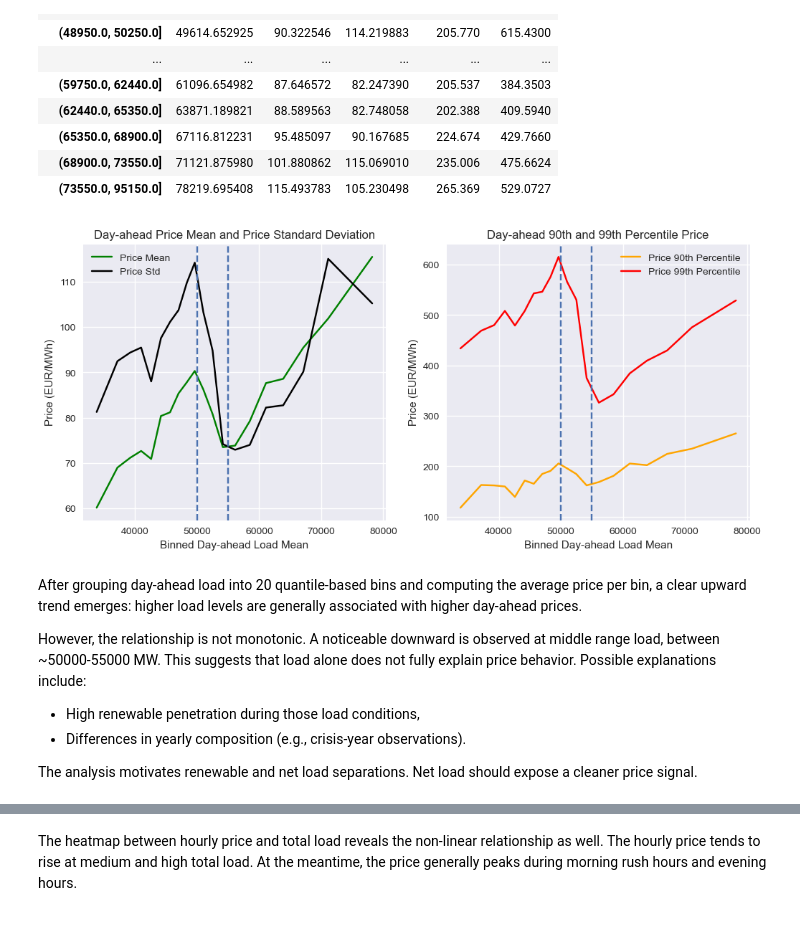
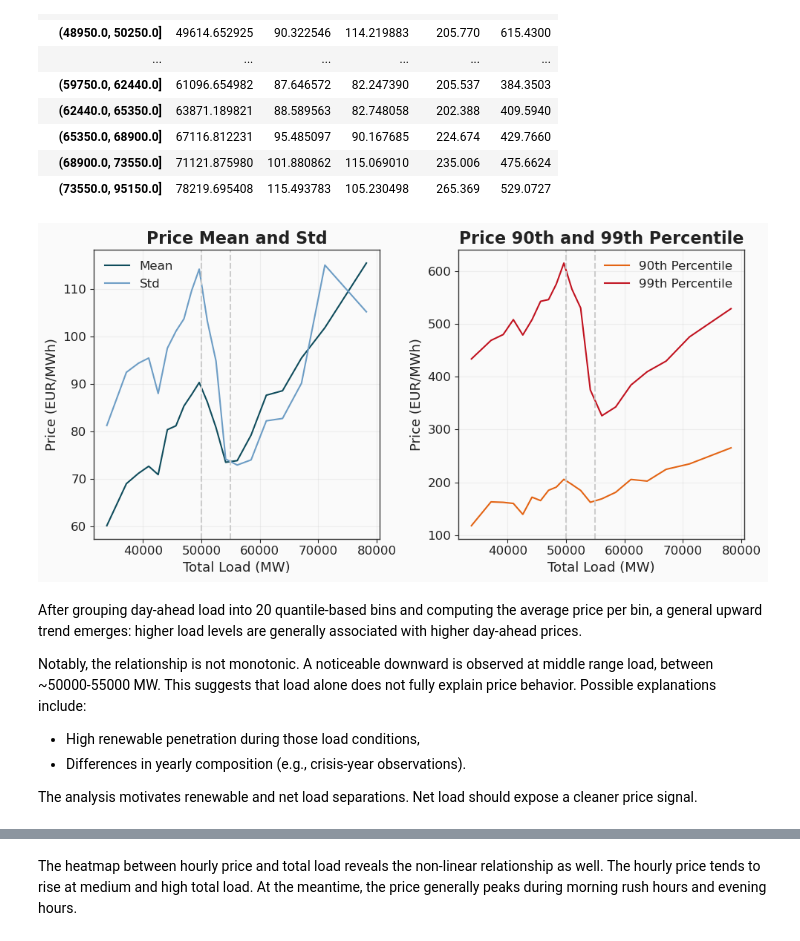
Before and after one commit to LisaBianConti/electricity-price-forecasting, a Jupyter notebook: notebooks/03_eda_drivers.ipynb, the cells around one changed output, grey strips where cells are left out. Cells and saved outputs as stored; diff of their text form; code cells hidden in the pictures.

```diff
--- a/notebooks/03_eda_drivers.ipynb
+++ b/notebooks/03_eda_drivers.ipynb
@@ -20,7 +20,11 @@ import re
 import missingno as msno
 import pyarrow
 
-plt.style.use("seaborn-v0_8")
+import sys
+sys.path.append("../src")
+import style
+style.apply_style()
+
 pd.set_option("display.max_columns", 50)
 # %%
 df_alls = pd.read_parquet("../data/processed/df_alls_cleaned.parquet")
@@ -78,32 +81,33 @@ df_load_bin
 | (68900.0, 73550.0] | 71121.875980 | 101.880862 | 115.069010 | 235.006 | 475.6624 |
 | (73550.0, 95150.0] | 78219.695408 | 115.493783 | 105.230498 | 265.369 | 529.0727 |
 # %%
-fig, axs = plt.subplots(ncols = 2, nrows = 1, figsize = [12,5])
-sns.lineplot(data = df_load_bin, x = "load_mean", y = "price_mean", ax = axs[0], color = "green", label = "Price Mean")
-sns.lineplot(data = df_load_bin, x = "load_mean", y = "price_std", ax = axs[0], color = "black", label = "Price Std")
-sns.lineplot(data = df_load_bin, x = "load_mean", y = "price_90th", ax = axs[1], color = "orange", label = "Price 90th Percentile")
-sns.lineplot(data = df_load_bin, x = "load_mean", y = "price_99th", ax = axs[1], color = "red", label="Price 99th Percentile")
+fig, axs = plt.subplots(ncols = 2, nrows = 1)
+sns.lineplot(data = df_load_bin, x = "load_mean", y = "price_mean", ax = axs[0], color = style.COLORS["primary"], label = "Mean")
+sns.lineplot(data = df_load_bin, x = "load_mean", y = "price_std", ax = axs[0], color = style.COLORS["secondary"], label = "Std")
+sns.lineplot(data = df_load_bin, x = "load_mean", y = "price_90th", ax = axs[1], color = style.COLORS["accent"], label = "90th Percentile")
+sns.lineplot(data = df_load_bin, x = "load_mean", y = "price_99th", ax = axs[1], color = style.COLORS["crisis"], label="99th Percentile")
 
-axs[0].set_xlabel("Binned Day-ahead Load Mean")
+axs[0].set_xlabel("Total Load (MW)")
 axs[0].set_ylabel("Price (EUR/MWh)")
-axs[0].set_title("Day-ahead Price Mean and Price Standard Deviation")
-axs[0].axvline(x = 50000, ls = "--")
-axs[0].axvline(x = 55000, ls = "--")
+axs[0].set_title("Price Mean and Std")
+axs[0].axvline(x = 50000, ls = "--", color = "#CCCCCC")
+axs[0].axvline(x = 55000, ls = "--", color = "#CCCCCC")
 
-axs[1].set_xlabel("Binned Day-ahead Load Mean")
+axs[1].set_xlabel("Total Load (MW)")
 axs[1].set_ylabel("Price (EUR/MWh)")
-axs[1].set_title("Day-ahead 90th and 99th Percentile Price")
-axs[1].axvline(x = 50000, ls = "--")
-axs[1].axvline(x = 55000, ls = "--")
+axs[1].set_title("Price 90th and 99th Percentile")
+axs[1].axvline(x = 50000, ls = "--", color = "#CCCCCC")
+axs[1].axvline(x = 55000, ls = "--", color = "#CCCCCC")
 
 plt.legend()
+plt.tight_layout()
 plt.show()
 # %% [output]
-[figure, old version]
+[figure, new version]
 # %% [markdown]
-After grouping day-ahead load into 20 quantile-based bins and computing the average price per bin, a clear upward trend emerges: higher load levels are generally associated with higher day-ahead prices.
+After grouping day-ahead load into 20 quantile-based bins and computing the average price per bin, a general upward trend emerges: higher load levels are generally associated with higher day-ahead prices.
 
-However, the relationship is not monotonic. A noticeable downward is observed at middle range load, between ~50000-55000 MW. This suggests that load alone does not fully explain price behavior. Possible explanations include:
+Notably, the relationship is not monotonic. A noticeable downward is observed at middle range load, between ~50000-55000 MW. This suggests that load alone does not fully explain price behavior. Possible explanations include:
 - High renewable penetration during those load conditions,
 - Differences in yearly composition (e.g., crisis-year observations).
 
```
Also changed, not shown: parts of 50 cells of this notebook, 1 other file.
